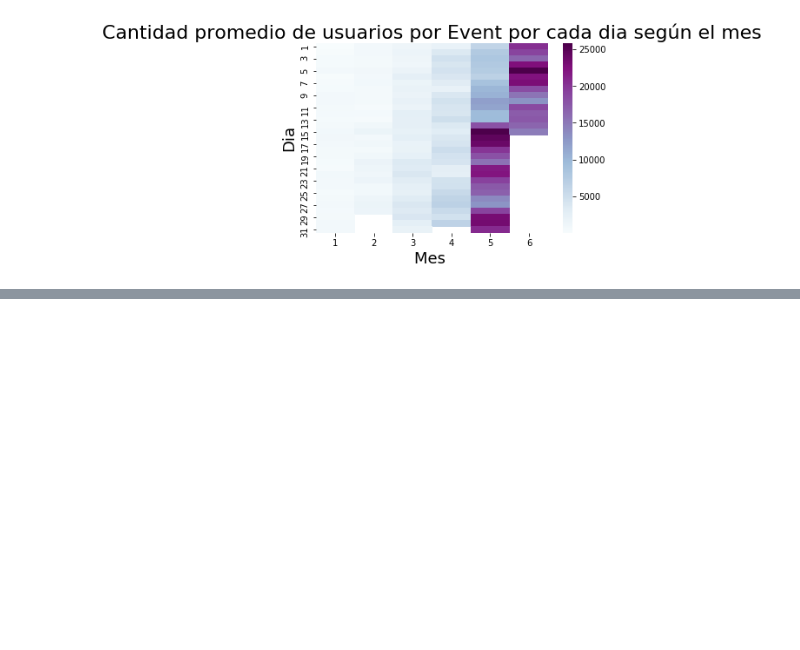
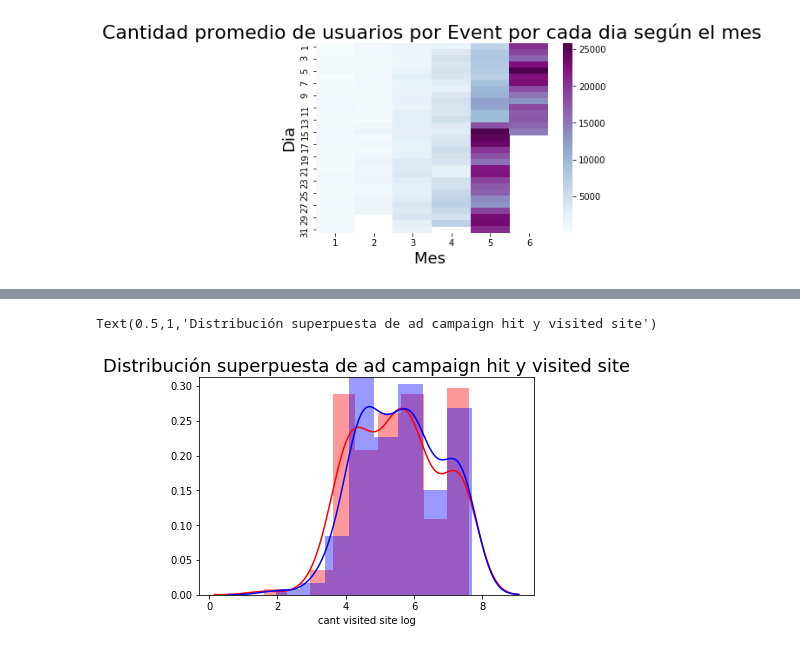
Before and after one commit to IgnacioKomar/OrganizacionDeDatos, a Jupyter notebook: Análisis sobre eventos.ipynb, the cells around one changed output, grey strips where cells are left out. Drawn from its saved outputs; the diff is of its cells as text; code cells hidden in the pictures; blank space fills up the shorter version.

```diff
--- a/Análisis sobre eventos.ipynb
+++ b/Análisis sobre eventos.ipynb
@@ -108,0 +146,7 @@ totalPerPorEvent.head()
+# %%
+comparacion = sns.distplot(conteoTotal['cant ad campaign hit log'], color='red', label='ad campaign hit (log)')
+comparacion = sns.distplot(conteoTotal['cant visited site log'], color='blue', label='visited site (log)')
+comparacion.set_title("Distribución superpuesta de ad campaign hit y visited site", fontsize=18)
+# %% [output]
+Text(0.5,1,'Distribución superpuesta de ad campaign hit y visited site')
+[figure, added]
```
Also changed, not shown: parts of 6 cells of this notebook.
